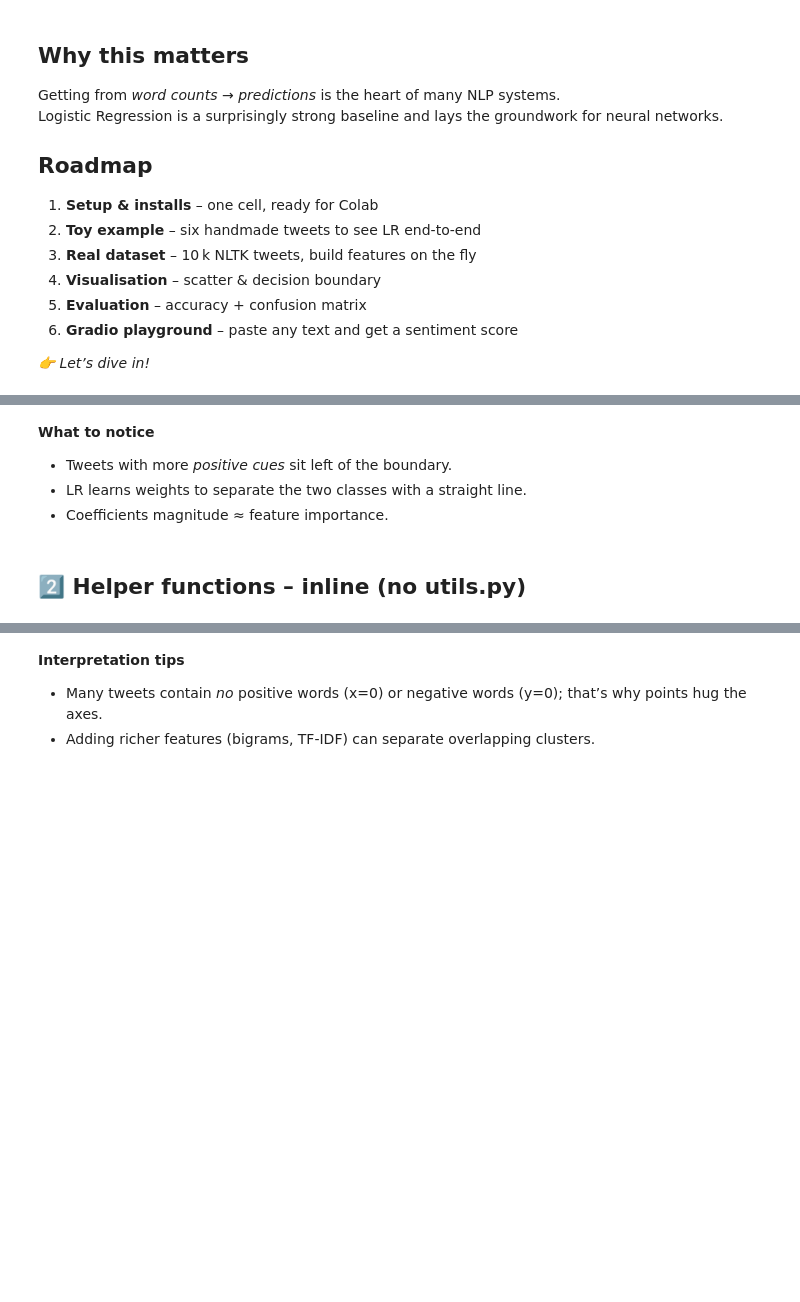
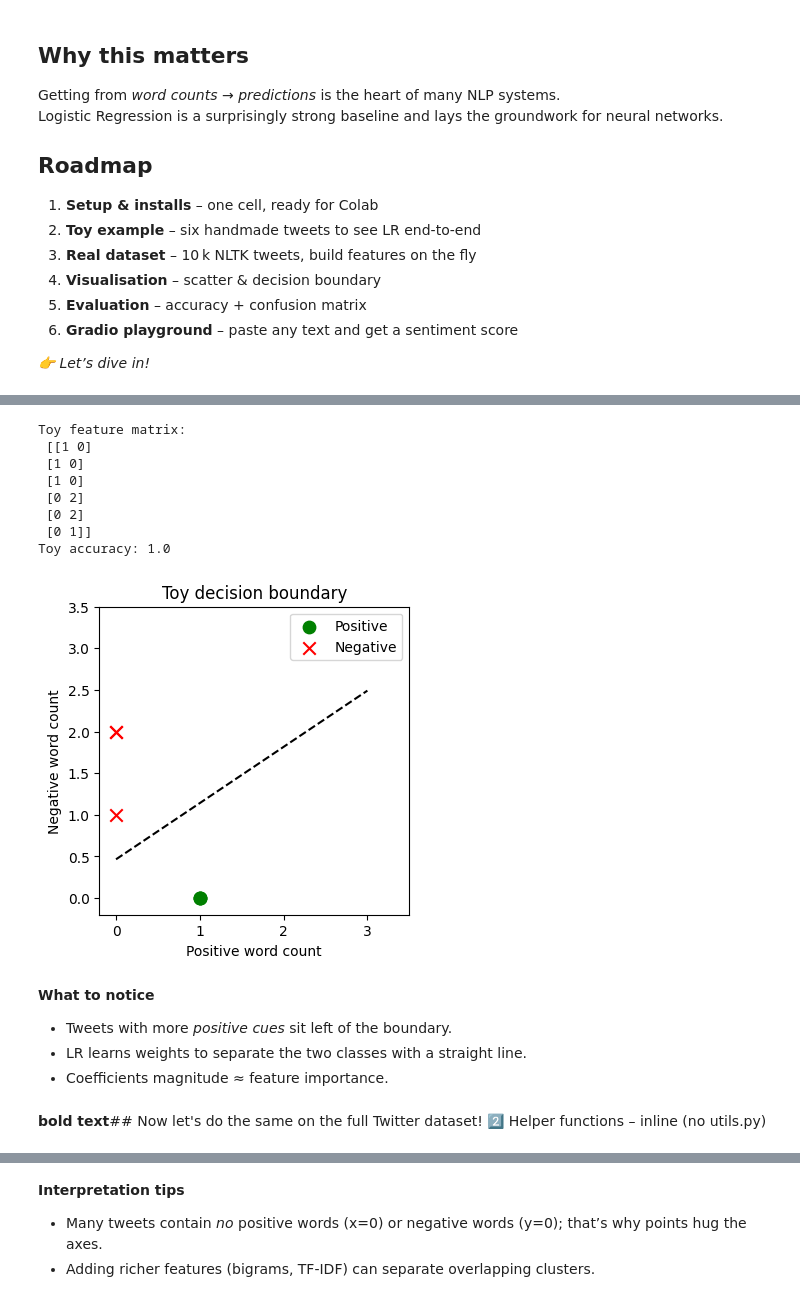
Before and after one commit to Joe-rini/nlp-specialization-colab, a Jupyter notebook: week1/C1W1_L3_Logistic_Regression_Teaching_v4.ipynb, the cells around one changed output, grey strips where cells are left out. Cells and saved outputs as stored; diff of their text form; code cells hidden in the pictures; blank space fills up the shorter version.

```diff
--- a/week1/C1W1_L3_Logistic_Regression_Teaching_v4.ipynb
+++ b/week1/C1W1_L3_Logistic_Regression_Teaching_v4.ipynb
@@ -106,3 +120,71 @@ plt.show()
+# %%
+# Define sentiment labels: 1 = positive, 0 = negative
+y_toy = np.array([1, 1, 1, 0, 0, 0])
+
+# Convert each tweet into a feature vector: [#positive_words, #negative_words]
+X_toy = np.array([to_features(simple_process(t)) for t in toy_tweets])
+
+# Display the resulting feature matrix
+print("Toy feature matrix:\n", X_toy)
+
+# Initialize and train a logistic regression classifier on the toy data
+clf_toy = LogisticRegression()
+clf_toy.fit(X_toy, y_toy)
+
+# Print training accuracy (since this is a toy set, it should be 100%)
+print("Toy accuracy:", clf_toy.score(X_toy, y_toy))
+
+# ---------- Visualization ----------
+
+# Create a new 4x4 inch plot
+plt.figure(figsize=(4,4))
+
+# Plot the data points with different markers for positive and negative labels
+for label, marker, color in [(1, 'o', 'green'), (0, 'x', 'red')]:
+    mask = y_toy == label
+    plt.scatter(
+        X_toy[mask, 0], X_toy[mask, 1],
+        marker=marker, color=color,
+        label='Positive' if label else 'Negative', s=80
+    )
+
+# Extract the learned weights and intercept from the trained model
+coef = clf_toy.coef_[0]       # [w1, w2]
+intercept = clf_toy.intercept_[0]  # bias term
+
+# Generate x-values to plot the decision boundary line
+xs = np.linspace(0, 3, 100)
+
+# Compute corresponding y-values for the decision boundary: w1*x + w2*y + b = 0
+ys = -(coef[0]*xs + intercept) / coef[1]
+
+# Plot the decision boundary as a dashed black line
+plt.plot(xs, ys, '--k')
+
+# Label the axes
+plt.xlabel('Positive word count')
+plt.ylabel('Negative word count')
+
+# Set visible limits for clarity
+plt.xlim(-0.2, 3.5)
+plt.ylim(-0.2, 3.5)
+
+# Add a legend and title
+plt.legend()
+plt.title("Toy decision boundary")
+
+# Show the final plot
+plt.show()
+# %% [output]
+Toy feature matrix:
+ [[1 0]
+ [1 0]
+ [1 0]
+ [0 2]
+ [0 2]
+ [0 1]]
+Toy accuracy: 1.0
+[figure, added]
 # %% [markdown]
 **What to notice**
 
@@ -110,7 +192,8 @@ plt.show()
 * LR learns weights to separate the two classes with a straight line.
 * Coefficients magnitude ≈ feature importance.
 # %% [markdown]
-## 2️⃣ Helper functions – inline (no utils.py)
+**bold text**## Now let's do the same on the full Twitter dataset!
+ 2️⃣ Helper functions – inline (no utils.py)
 # %%
 import re, numpy as np
 from nltk.corpus import stopwords
```
Also changed, not shown: parts of 19 cells of this notebook.
